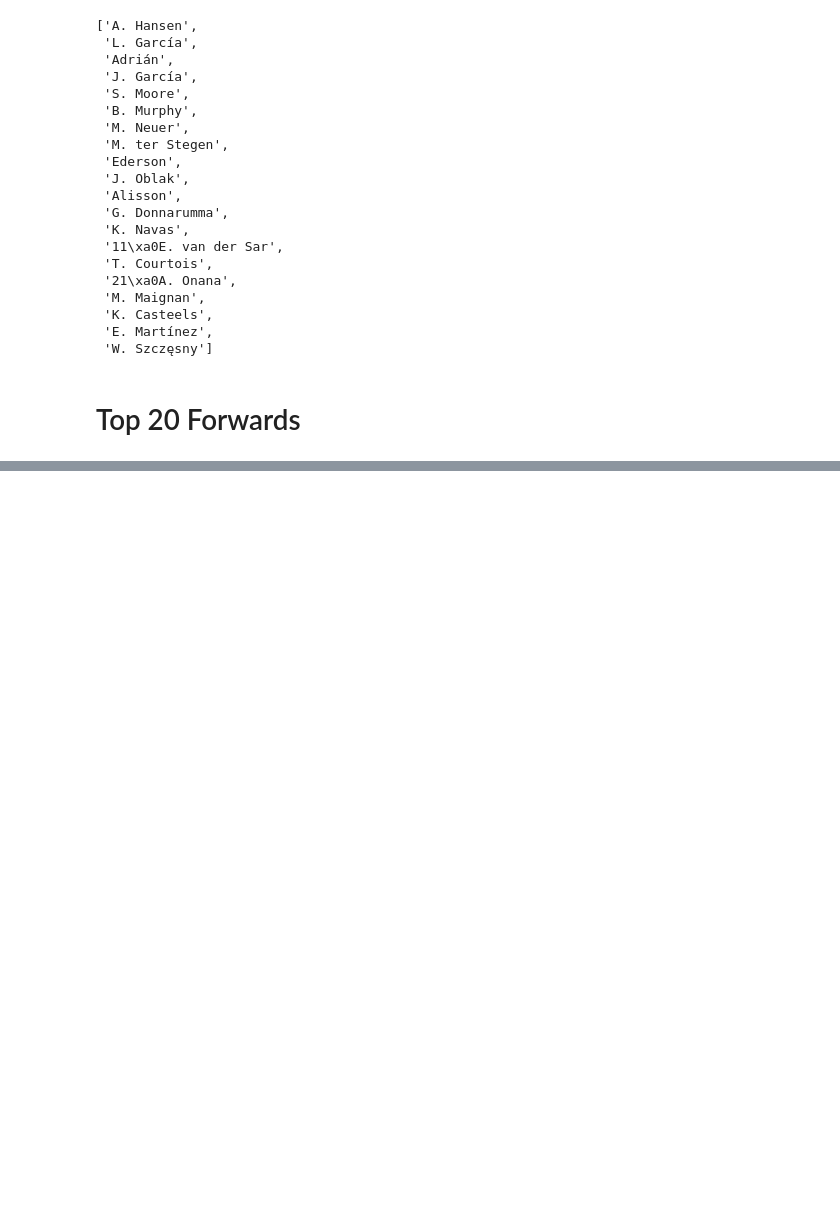
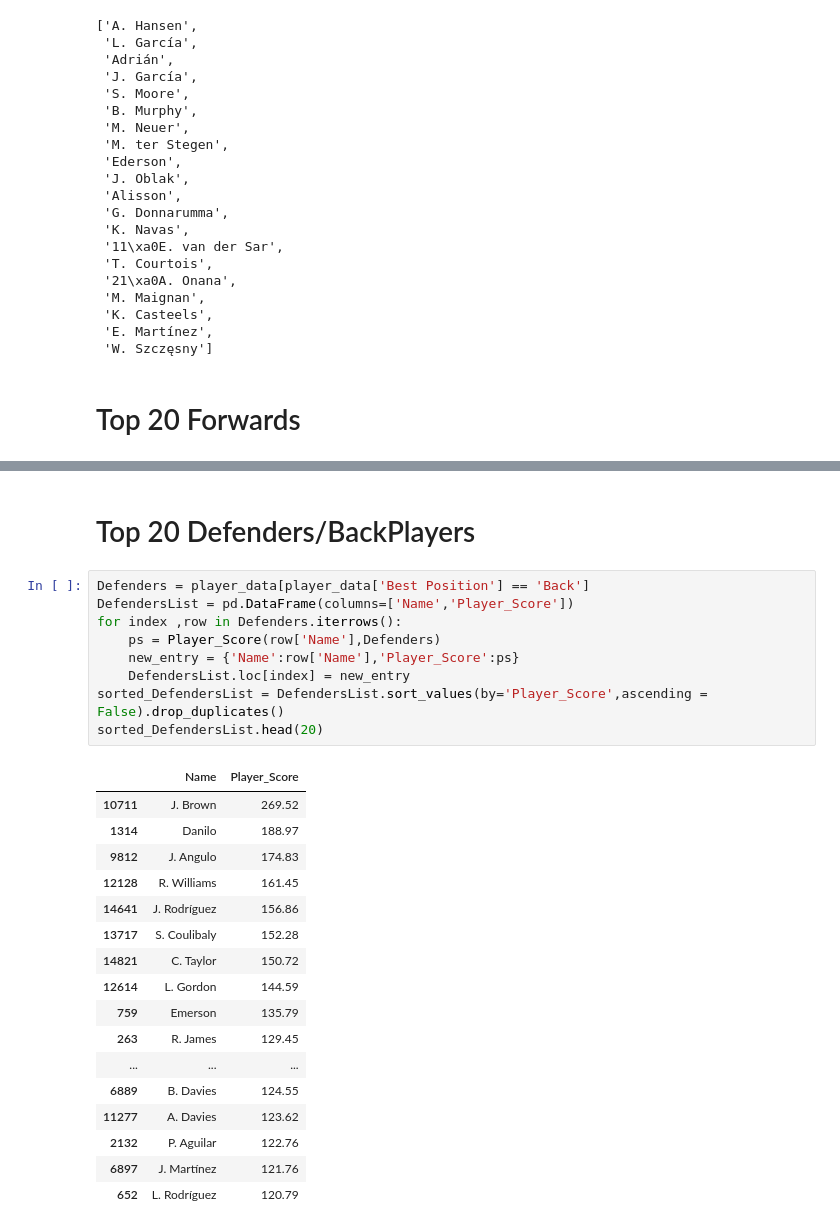
Before and after one commit to sukantabhun/fifa, a Jupyter notebook: Python Models/Fifa-custom.ipynb, the cells around one changed output, grey strips where cells are left out. Cells and saved outputs as stored; diff of their text form; blank space fills up the shorter version.

```diff
--- a/Python Models/Fifa-custom.ipynb
+++ b/Python Models/Fifa-custom.ipynb
@@ -150,0 +245,29 @@ sorted_GKList.head(10)
+# %% [markdown]
+# Top 20 Defenders/BackPlayers
+# %%
+Defenders = player_data[player_data['Best Position'] == 'Back']
+DefendersList = pd.DataFrame(columns=['Name','Player_Score'])
+for index ,row in Defenders.iterrows():
+    ps = Player_Score(row['Name'],Defenders)
+    new_entry = {'Name':row['Name'],'Player_Score':ps}
+    DefendersList.loc[index] = new_entry
+sorted_DefendersList = DefendersList.sort_values(by='Player_Score',ascending = False).drop_duplicates()
+sorted_DefendersList.head(20)
+# %% [output]
+|  | Name | Player_Score |
+| 10711 | J. Brown | 269.52 |
+| 1314 | Danilo | 188.97 |
+| 9812 | J. Angulo | 174.83 |
+| 12128 | R. Williams | 161.45 |
+| 14641 | J. Rodríguez | 156.86 |
+| 13717 | S. Coulibaly | 152.28 |
+| 14821 | C. Taylor | 150.72 |
+| 12614 | L. Gordon | 144.59 |
+| 759 | Emerson | 135.79 |
+| 263 | R. James | 129.45 |
+| ... | ... | ... |
+| 6889 | B. Davies | 124.55 |
+| 11277 | A. Davies | 123.62 |
+| 2132 | P. Aguilar | 122.76 |
+| 6897 | J. Martínez | 121.76 |
+| 652 | L. Rodríguez | 120.79 |
```
Also changed, not shown: parts of 18 cells of this notebook, 2 other files.
